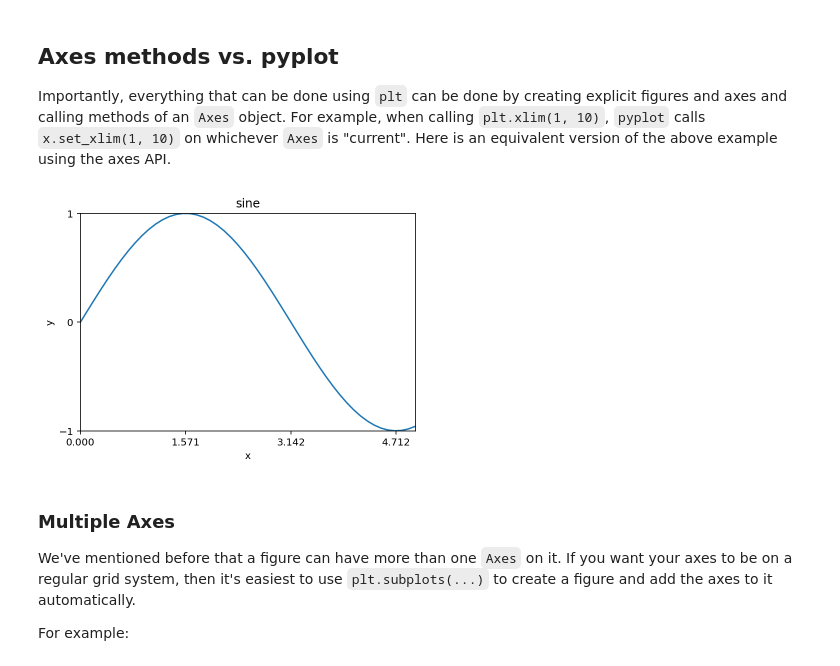
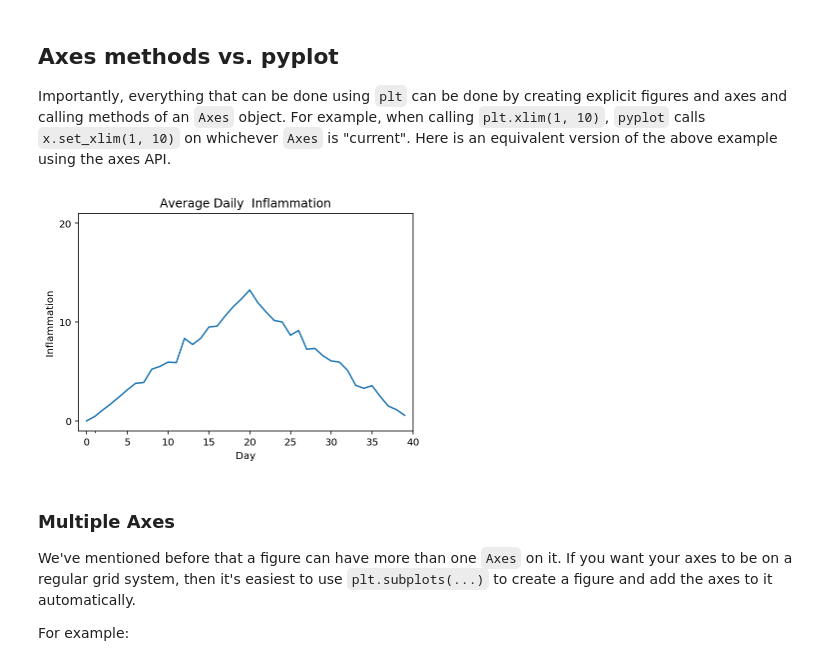
Before and after one commit to yoavram/Py4Eng, a Jupyter notebook: sessions/matplotlib.ipynb, the cells around one changed output. Drawn from its saved outputs; the diff is of its cells as text; code cells hidden in the pictures.

```diff
--- a/sessions/matplotlib.ipynb
+++ b/sessions/matplotlib.ipynb
@@ -109,0 +117,14 @@ Note that `scatter` requires two data series for both x and y.
+# %%
+avg_inflammation = data.mean(axis=0)
+std_inflammation = data.std(axis=0)
+
+plt.plot(avg_inflammation)
+plt.fill_between(
+    x=range(n_days),
+    y1=avg_inflammation + std_inflammation,
+    y2=avg_inflammation - std_inflammation,
+    alpha=0.3
+)
+
+plt.xlabel('Day')
+plt.ylabel('Inflammation');
@@ -197,16 +147,16 @@ Importantly, everything that can be done using `plt` can be done by creating exp
 For example, when calling `plt.xlim(1, 10)`, `pyplot` calls `x.set_xlim(1, 10)` on whichever `Axes` is "current". Here is an equivalent version of the above example using the axes API.
 # %%
 fig, ax = plt.subplots()
-ax.plot(x, y)
-ax.set_xlabel('x')
-ax.set_ylabel('y')
-ax.set_title('sine')
-ax.set_xticks(np.arange(0, 2*np.pi, np.pi/2))
-ax.set_yticks([-1, 0, 1])
-ax.set_ylim(-1, 1)
-ax.set_xlim(0, 5);
+ax.plot(avg_inflammation)
+ax.set_xlabel('Day')
+ax.set_ylabel('Inflammation')
+ax.set_title('Average Daily  Inflammation')
+ax.set_xticks([1, 10, 20, 30, 40], [1, 10, 20, 30, 40])
+ax.set_yticks([0, 10, 20])
+ax.set_ylim(-1, 21)
+ax.set_xlim(-1, 40);
 # %% [output]
-[figure, old version]
+[figure, new version]
 # %% [markdown]
 ### Multiple Axes
 
```
Also changed, not shown: parts of 40 cells of this notebook, 12 other files.
